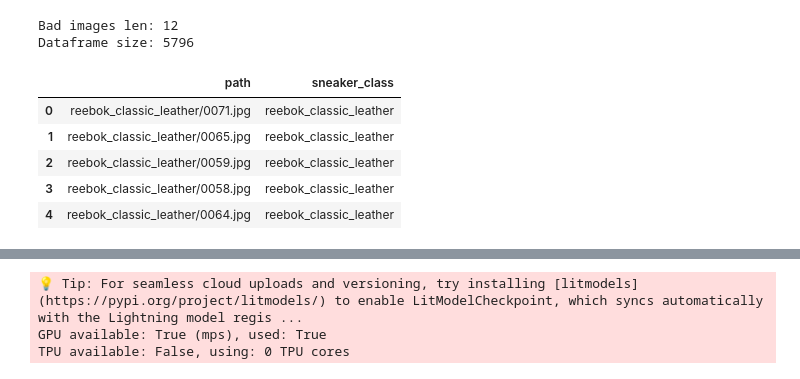
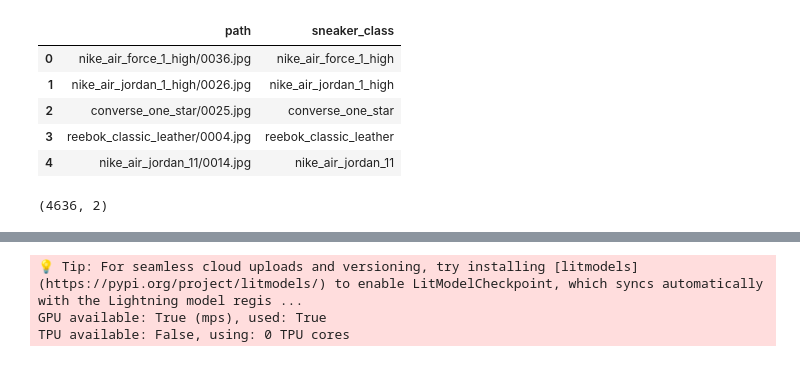
Before and after one commit to xan-d-or/sneakers-hse, a Jupyter notebook: notebooks/5-models/cnn.ipynb, the cells around one changed output, grey strips where cells are left out. Drawn from its saved outputs; the diff is of its cells as text; code cells hidden in the pictures.

```diff
--- a/notebooks/5-models/cnn.ipynb
+++ b/notebooks/5-models/cnn.ipynb
@@ -82,17 +33,0 @@ df.head()
-# %%
-# Вычищаем Yeezy Slide, т.к. они не укладываются в наши представления о кроссовках
-df = filter_dataset(
-    df,
-    path_to_dataset
-)
-
-df.head()
-# %% [output]
-Bad images len: 12
-Dataframe size: 5796
-|  | path | sneaker_class |
-| 0 | reebok_classic_leather/0071.jpg | reebok_classic_leather |
-| 1 | reebok_classic_leather/0065.jpg | reebok_classic_leather |
-| 2 | reebok_classic_leather/0059.jpg | reebok_classic_leather |
-| 3 | reebok_classic_leather/0058.jpg | reebok_classic_leather |
-| 4 | reebok_classic_leather/0064.jpg | reebok_classic_leather |
@@ -98,0 +36,12 @@ Dataframe size: 5796
+# %%
+train_df_pre = pd.read_csv('../../data/01_raw/train_images.csv')
+
+display(train_df_pre.head(), train_df_pre.shape)
+# %% [output]
+|  | path | sneaker_class |
+| 0 | nike_air_force_1_high/0036.jpg | nike_air_force_1_high |
+| 1 | nike_air_jordan_1_high/0026.jpg | nike_air_jordan_1_high |
+| 2 | converse_one_star/0025.jpg | converse_one_star |
+| 3 | reebok_classic_leather/0004.jpg | reebok_classic_leather |
+| 4 | nike_air_jordan_11/0014.jpg | nike_air_jordan_11 |
+(4636, 2)
```
Also changed, not shown: parts of 18 cells of this notebook, 3 other files.
